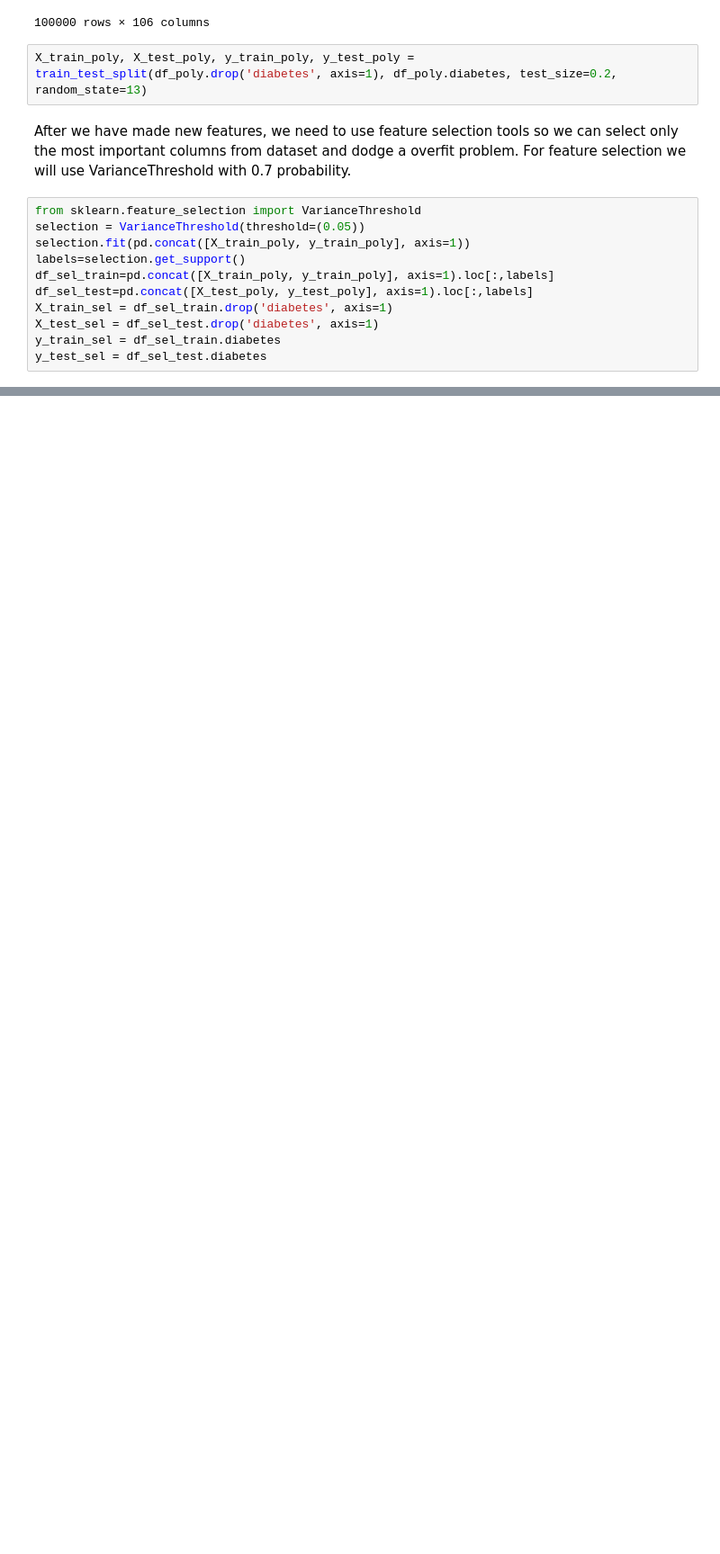
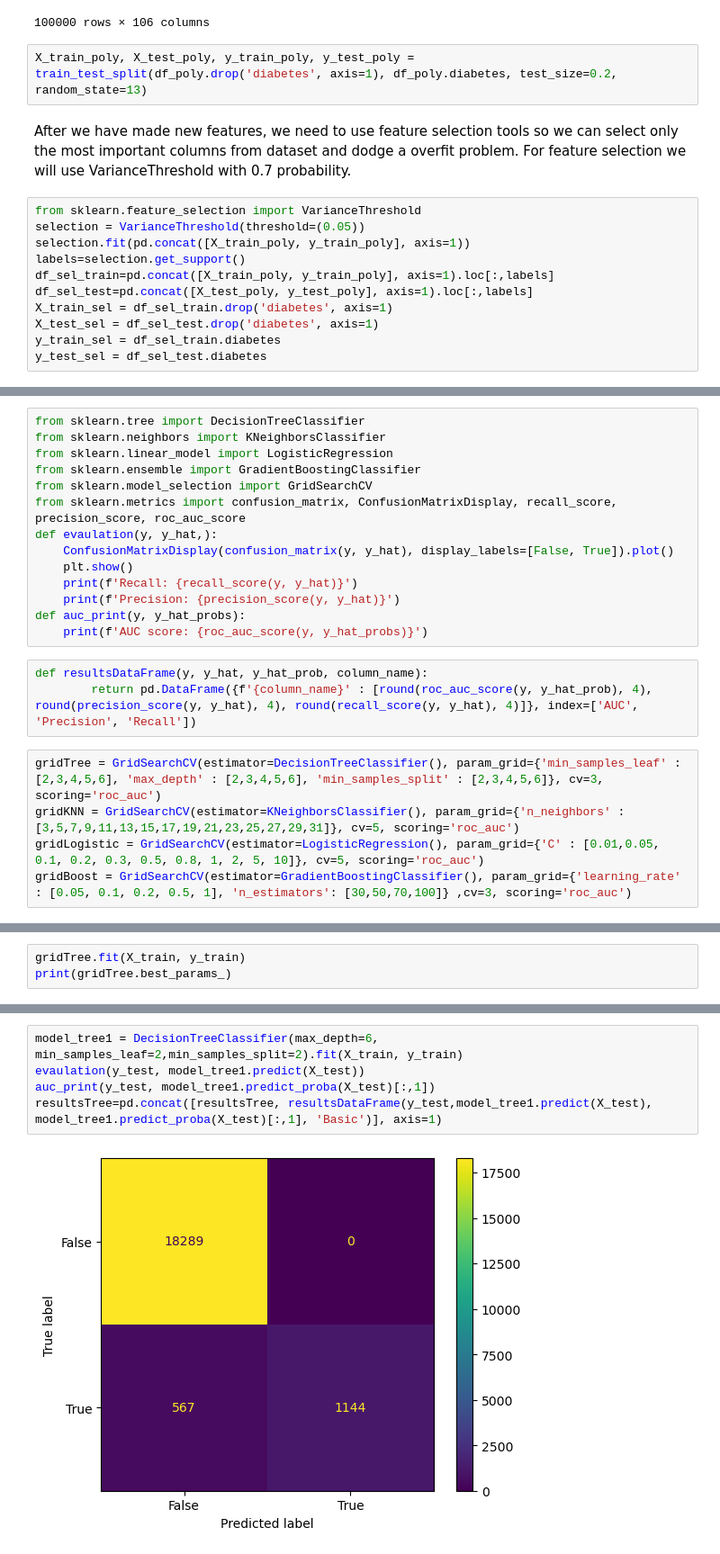
Before and after one commit to NemanjaGojkovic/Diabetes_Prediction, a Jupyter notebook: diabetes_prediction.ipynb, the cells around one changed output, grey strips where cells are left out. Shown at 90% size. Cells and saved outputs as stored; diff of their text form; blank space fills up the shorter version.

Commit message:
first part of modeling complited

```diff
--- a/diabetes_prediction.ipynb
+++ b/diabetes_prediction.ipynb
@@ -313,0 +324,22 @@ Now we have total of 4 datasets that we will going to use: starter set, no outli
+# %%
+from sklearn.tree import DecisionTreeClassifier
+from sklearn.neighbors import KNeighborsClassifier
+from sklearn.linear_model import LogisticRegression
+from sklearn.ensemble import GradientBoostingClassifier
+from sklearn.model_selection import GridSearchCV
+from sklearn.metrics import confusion_matrix, ConfusionMatrixDisplay, recall_score, precision_score, roc_auc_score
+def evaulation(y, y_hat,):
+    ConfusionMatrixDisplay(confusion_matrix(y, y_hat), display_labels=[False, True]).plot()
+    plt.show()
+    print(f'Recall: {recall_score(y, y_hat)}')
+    print(f'Precision: {precision_score(y, y_hat)}')
+def auc_print(y, y_hat_probs):
+    print(f'AUC score: {roc_auc_score(y, y_hat_probs)}')
+# %%
+def resultsDataFrame(y, y_hat, y_hat_prob, column_name):
+        return pd.DataFrame({f'{column_name}' : [round(roc_auc_score(y, y_hat_prob), 4), round(precision_score(y, y_hat), 4), round(recall_score(y, y_hat), 4)]}, index=['AUC', 'Precision', 'Recall'])
+# %%
+gridTree = GridSearchCV(estimator=DecisionTreeClassifier(), param_grid={'min_samples_leaf' : [2,3,4,5,6], 'max_depth' : [2,3,4,5,6], 'min_samples_split' : [2,3,4,5,6]}, cv=3, scoring='roc_auc')
+gridKNN = GridSearchCV(estimator=KNeighborsClassifier(), param_grid={'n_neighbors' : [3,5,7,9,11,13,15,17,19,21,23,25,27,29,31]}, cv=5, scoring='roc_auc')
+gridLogistic = GridSearchCV(estimator=LogisticRegression(), param_grid={'C' : [0.01,0.05, 0.1, 0.2, 0.3, 0.5, 0.8, 1, 2, 5, 10]}, cv=5, scoring='roc_auc')
+gridBoost = GridSearchCV(estimator=GradientBoostingClassifier(), param_grid={'learning_rate' : [0.05, 0.1, 0.2, 0.5, 1], 'n_estimators': [30,50,70,100]} ,cv=3, scoring='roc_auc')
@@ -313,0 +350,3 @@ Now we have total of 4 datasets that we will going to use: starter set, no outli
+# %%
+gridTree.fit(X_train, y_train)
+print(gridTree.best_params_)
@@ -313,0 +355,7 @@ Now we have total of 4 datasets that we will going to use: starter set, no outli
+# %%
+model_tree1 = DecisionTreeClassifier(max_depth=6, min_samples_leaf=2,min_samples_split=2).fit(X_train, y_train)
+evaulation(y_test, model_tree1.predict(X_test))
+auc_print(y_test, model_tree1.predict_proba(X_test)[:,1])
+resultsTree=pd.concat([resultsTree, resultsDataFrame(y_test,model_tree1.predict(X_test), model_tree1.predict_proba(X_test)[:,1], 'Basic')], axis=1)
+# %% [output]
+[figure, added]
```
Also changed, not shown: parts of 50 cells of this notebook.
